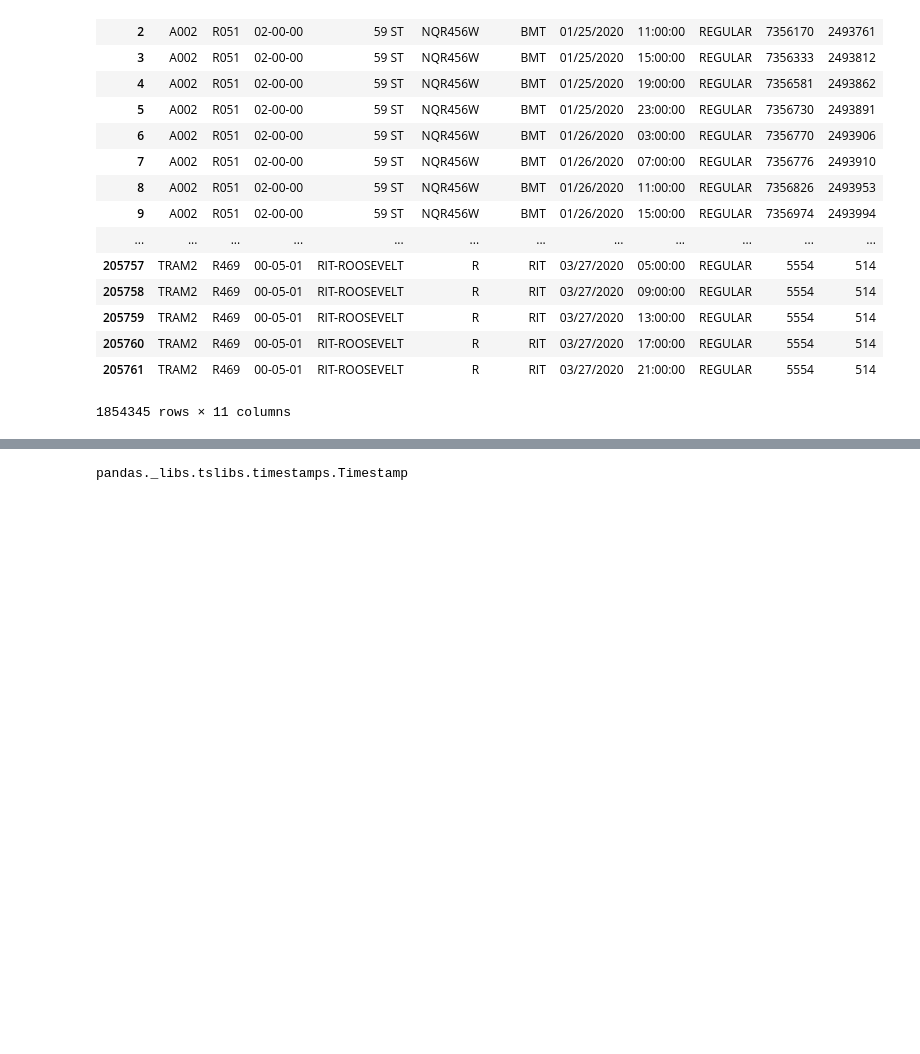
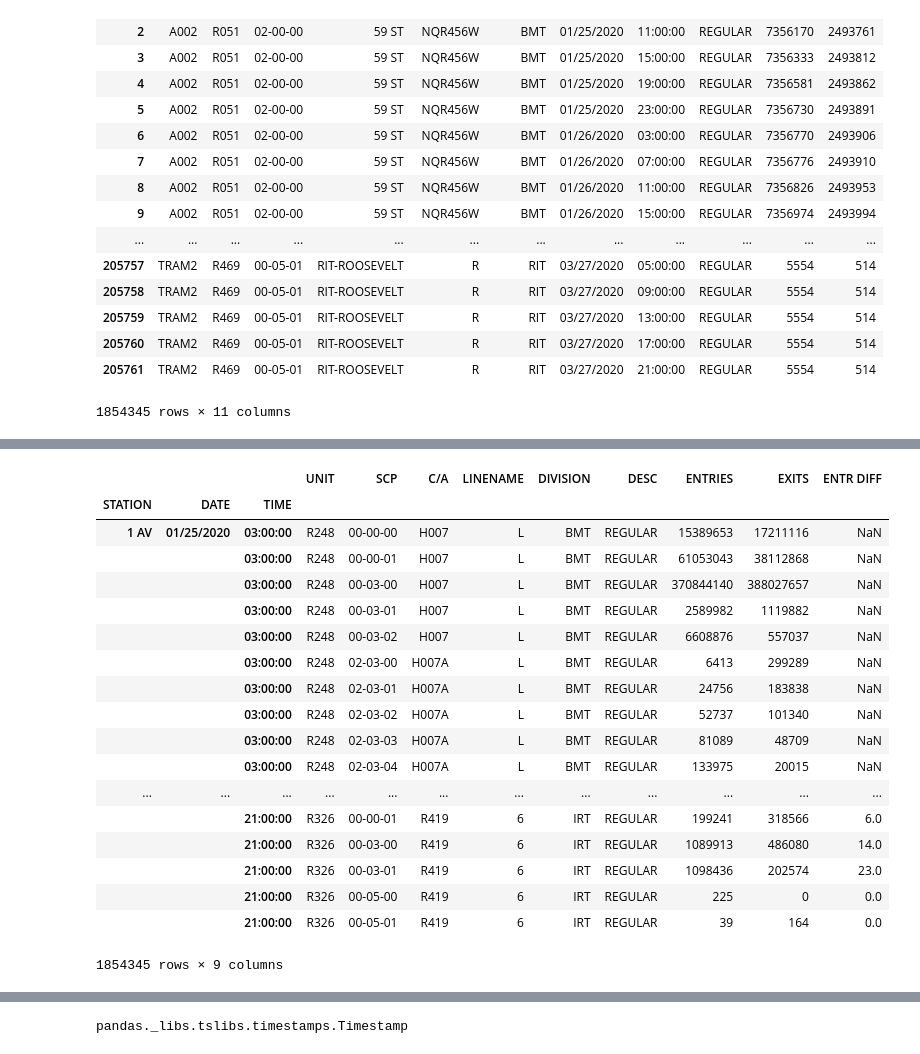
Before and after one commit to mjang2000/covid-data-challenge, a Jupyter notebook: raw_data/turnstile_data/Untitled.ipynb, the cells around one changed output, grey strips where cells are left out. Cells and saved outputs as stored; diff of their text form; code cells hidden in the pictures; blank space fills up the shorter version.

```diff
--- a/raw_data/turnstile_data/Untitled.ipynb
+++ b/raw_data/turnstile_data/Untitled.ipynb
@@ -126,0 +151,8 @@ turnstile_total
+# %%
+#for t_unit, new_df in turnstile_total.groupby(level = "SCP")
+listy = []
+turnstile_copy = turnstile_total
+for scp, elem in tqdm_notebook(turnstile_total.groupby(level = [0,1,2])):
+    elem["ENTR DIFF"] = elem["ENTRIES"].diff()
+    #turnstile_copy = pd.merge(turnstile_copy, elem, how='right', on = ['STATION', 'UNIT', 'SCP', 'DATE', 'TIME'])
+    listy.append(elem)
@@ -126,0 +166,3 @@ turnstile_total
+# %%
+#turnstile_copy = pd.merge(turnstile_copy, listy, how='right', on = ['STATION', 'UNIT', 'SCP', 'DATE', 'TIME'])
+turnstile_concat = pd.concat(listy)
@@ -126,0 +171,24 @@ turnstile_total
+# %%
+turnstile_concat = turnstile_concat.sort_values(by = ["STATION", "DATE", "TIME"])
+turnstile_concat = turnstile_concat.set_index(["STATION","DATE", "TIME"])
+turnstile_concat
+# %% [output]
+|  |  |  | UNIT | SCP | C/A | LINENAME | DIVISION | DESC | ENTRIES | EXITS | ENTR DIFF |
+| STATION | DATE | TIME |  |  |  |  |  |  |  |  |  |
+| 1 AV | 01/25/2020 | 03:00:00 | R248 | 00-00-00 | H007 | L | BMT | REGULAR | 15389653 | 17211116 | NaN |
+|  |  | 03:00:00 | R248 | 00-00-01 | H007 | L | BMT | REGULAR | 61053043 | 38112868 | NaN |
+|  |  | 03:00:00 | R248 | 00-03-00 | H007 | L | BMT | REGULAR | 370844140 | 388027657 | NaN |
+|  |  | 03:00:00 | R248 | 00-03-01 | H007 | L | BMT | REGULAR | 2589982 | 1119882 | NaN |
+|  |  | 03:00:00 | R248 | 00-03-02 | H007 | L | BMT | REGULAR | 6608876 | 557037 | NaN |
+|  |  | 03:00:00 | R248 | 02-03-00 | H007A | L | BMT | REGULAR | 6413 | 299289 | NaN |
+|  |  | 03:00:00 | R248 | 02-03-01 | H007A | L | BMT | REGULAR | 24756 | 183838 | NaN |
+|  |  | 03:00:00 | R248 | 02-03-02 | H007A | L | BMT | REGULAR | 52737 | 101340 | NaN |
+|  |  | 03:00:00 | R248 | 02-03-03 | H007A | L | BMT | REGULAR | 81089 | 48709 | NaN |
+|  |  | 03:00:00 | R248 | 02-03-04 | H007A | L | BMT | REGULAR | 133975 | 20015 | NaN |
+| ... | ... | ... | ... | ... | ... | ... | ... | ... | ... | ... | ... |
+|  |  | 21:00:00 | R326 | 00-00-01 | R419 | 6 | IRT | REGULAR | 199241 | 318566 | 6.0 |
+|  |  | 21:00:00 | R326 | 00-03-00 | R419 | 6 | IRT | REGULAR | 1089913 | 486080 | 14.0 |
+|  |  | 21:00:00 | R326 | 00-03-01 | R419 | 6 | IRT | REGULAR | 1098436 | 202574 | 23.0 |
+|  |  | 21:00:00 | R326 | 00-05-00 | R419 | 6 | IRT | REGULAR | 225 | 0 | 0.0 |
+|  |  | 21:00:00 | R326 | 00-05-01 | R419 | 6 | IRT | REGULAR | 39 | 164 | 0.0 |
+1854345 rows × 9 columns
```
Also changed, not shown: parts of 7 cells of this notebook.
